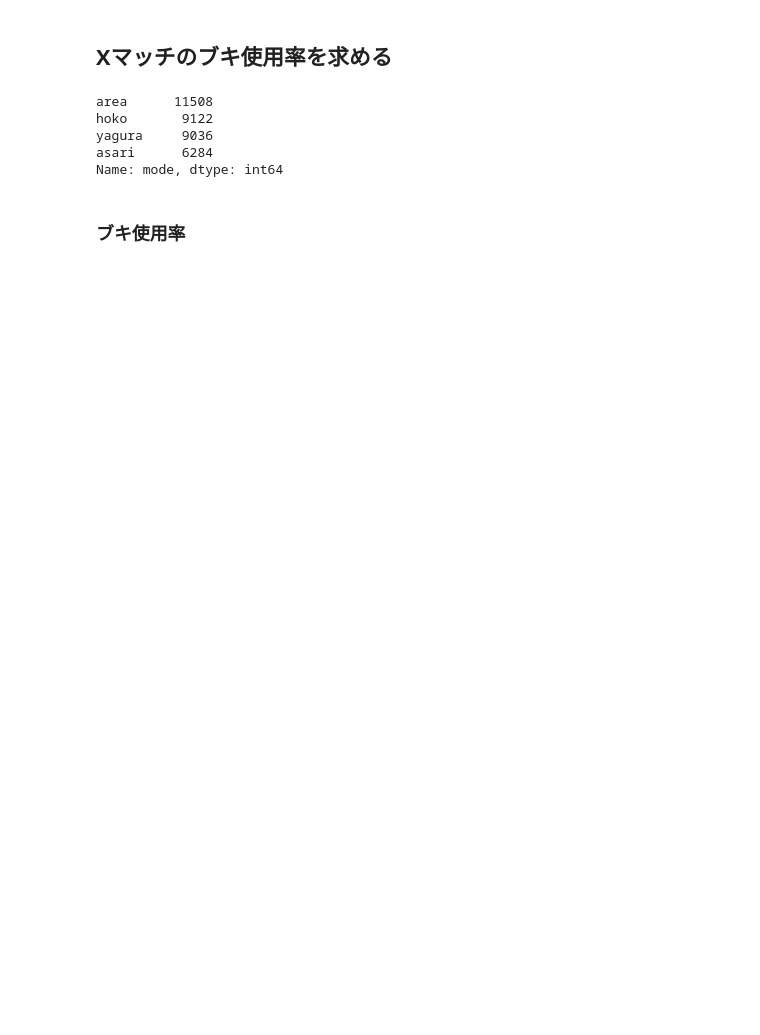
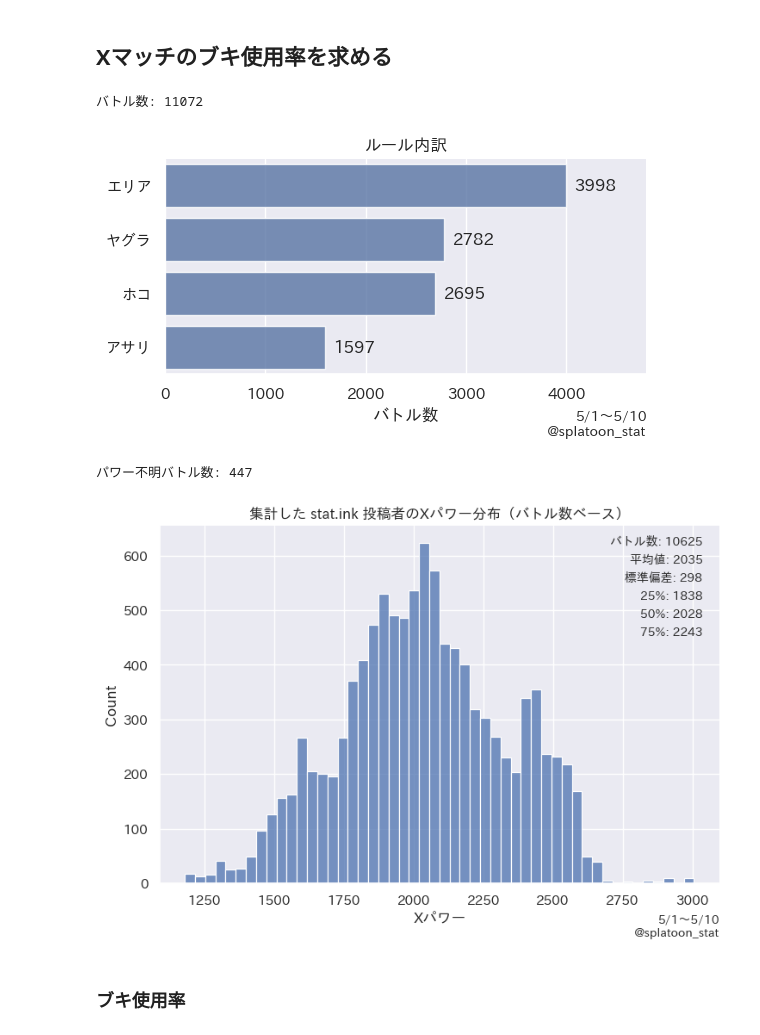
Before and after one commit to splatoonstat/splat-stat, a Jupyter notebook: examples/xmatch_weapon_usage.ipynb, the cells around one changed output. Cells and saved outputs as stored; diff of their text form; code cells hidden in the pictures; blank space fills up the shorter version.

```diff
--- a/examples/xmatch_weapon_usage.ipynb
+++ b/examples/xmatch_weapon_usage.ipynb
@@ -12,19 +12,21 @@ import packages.i18n as i18n
 import packages.image as image
 import packages.definitions as d
 import packages.utils as u
+import packages.visualize as v
 
 locale = i18n.Locale.JA
 lobby = d.Lobby.XMATCH
-date_from = dt.date(2023, 4, 1)
-date_to = dt.date(2023, 4, 30)
+date_from = dt.date(2023, 5, 1)
+date_to = dt.date(2023, 5, 10)
 battles = db.load_battles(lobby=lobby, date_from=date_from, date_to=date_to)
-battles["mode"].value_counts()
-# %% [output]
-area      11508
-hoko       9122
-yagura     9036
-asari      6284
-Name: mode, dtype: int64
+# %%
+v.xmatch_mode_breakdown(battles=battles, locale=locale)
+v.xmatch_power_distribution(battles=battles, locale=locale)
+# %% [output]
+バトル数: 11072
+[figure, added]
+パワー不明バトル数: 447
+[figure, added]
 # %%
 players = u.to_players(battles)
 # %% [markdown]
```
Also changed, not shown: parts of 3 cells of this notebook, 6 other files.
